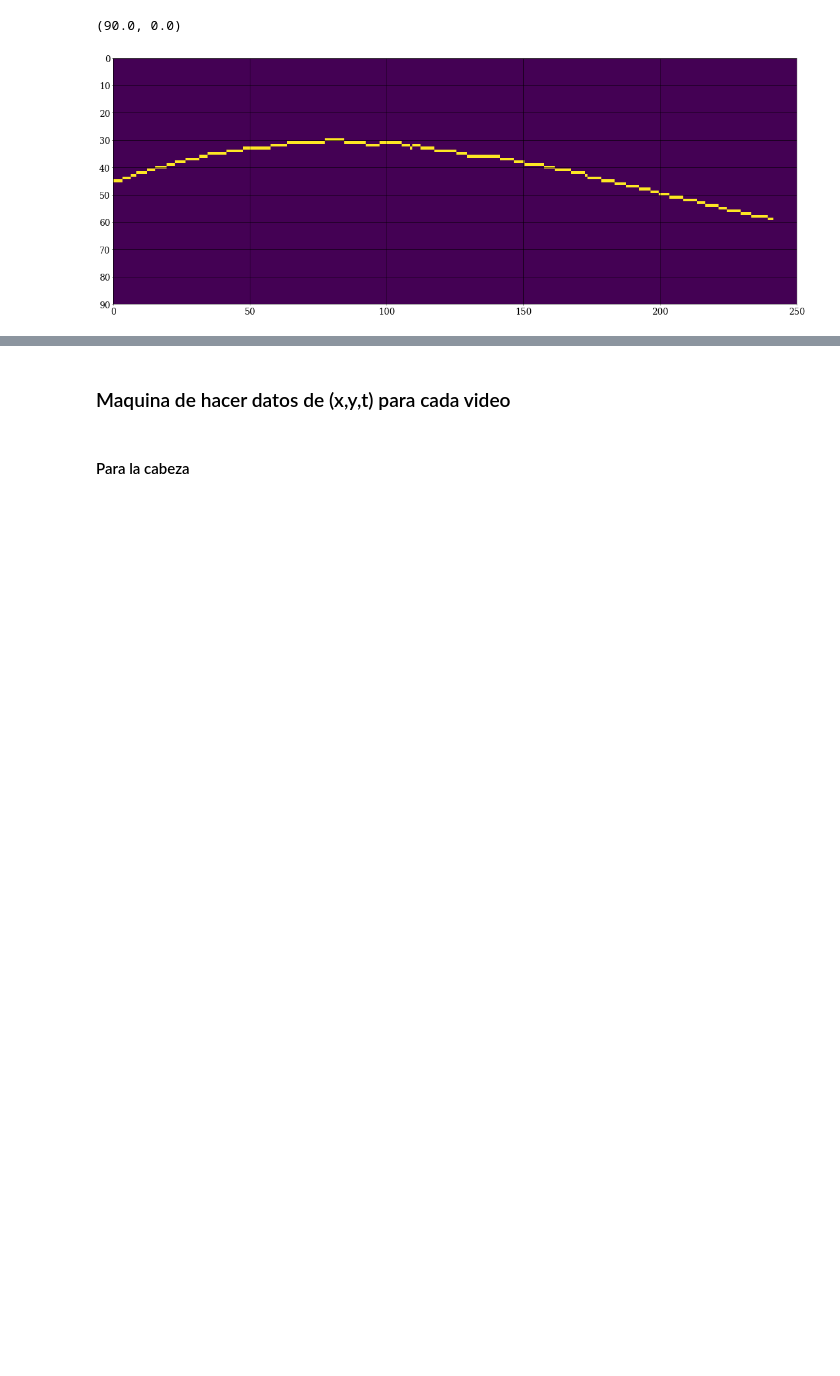
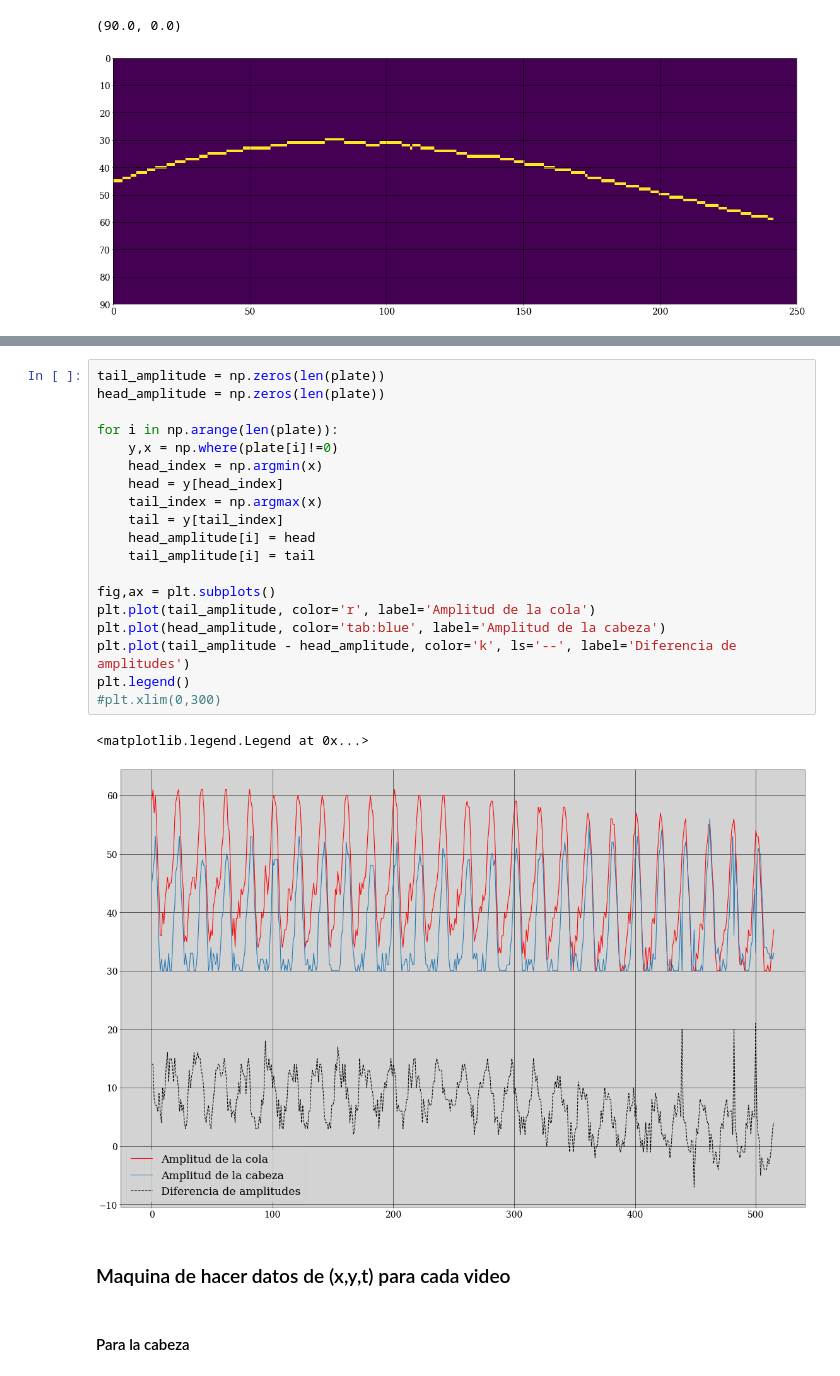
Before and after one commit to gardianc/Nado-ondulatorio, a Jupyter notebook: tracking.ipynb, the cells around one changed output, grey strips where cells are left out. Cells and saved outputs as stored; diff of their text form; blank space fills up the shorter version.

```diff
--- a/tracking.ipynb
+++ b/tracking.ipynb
@@ -445,3 +463,25 @@ plt.ylim(90,0)
+# %%
+tail_amplitude = np.zeros(len(plate))
+head_amplitude = np.zeros(len(plate))
+
+for i in np.arange(len(plate)):
+    y,x = np.where(plate[i]!=0)
+    head_index = np.argmin(x)
+    head = y[head_index]
+    tail_index = np.argmax(x)
+    tail = y[tail_index]
+    head_amplitude[i] = head
+    tail_amplitude[i] = tail
+
+fig,ax = plt.subplots()
+plt.plot(tail_amplitude, color='r', label='Amplitud de la cola')
+plt.plot(head_amplitude, color='tab:blue', label='Amplitud de la cabeza')
+plt.plot(tail_amplitude - head_amplitude, color='k', ls='--', label='Diferencia de amplitudes')
+plt.legend()
+#plt.xlim(0,300)
+# %% [output]
+<matplotlib.legend.Legend at 0x...>
+[figure, added]
 # %% [markdown]
 ### Maquina de hacer datos de (x,y,t) para cada video
 # %% [markdown]
```
Also changed, not shown: parts of 3 cells of this notebook.
